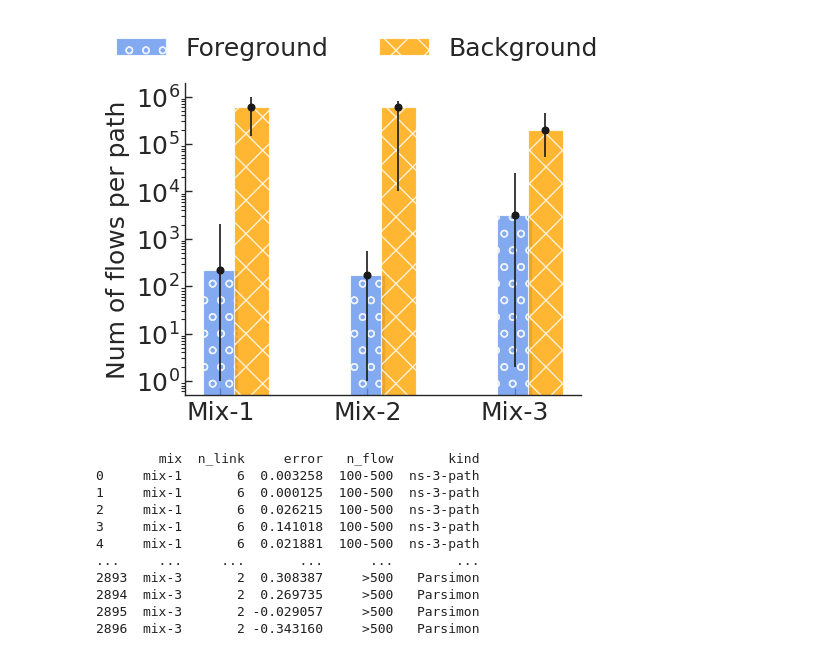
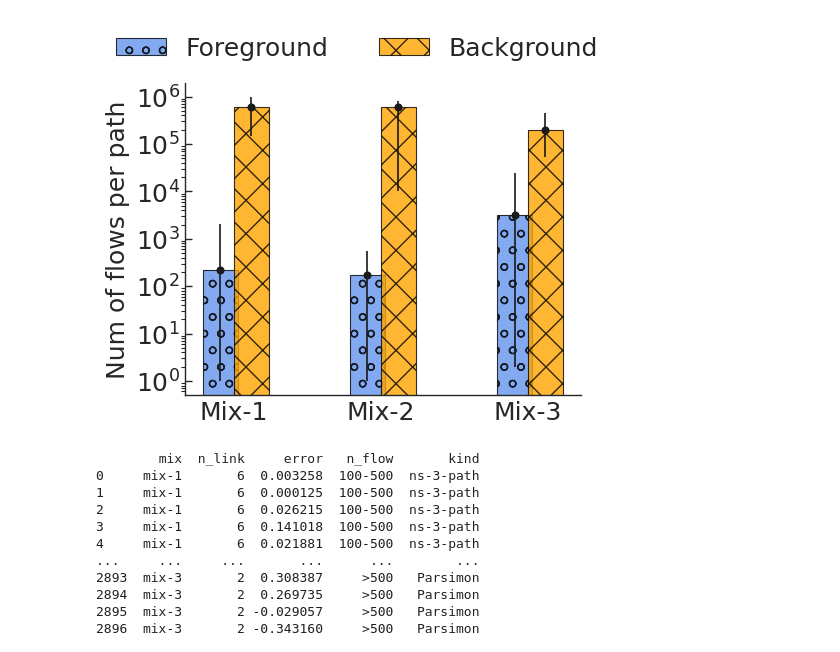
Before and after one commit to uw-polestar/parsimon-eval, a Jupyter notebook: expts/fig_8/analysis/main_motivation.ipynb, the cells around one changed output. Drawn from its saved outputs; the diff is of its cells as text; code cells hidden in the pictures.

```diff
--- a/expts/fig_8/analysis/main_motivation.ipynb
+++ b/expts/fig_8/analysis/main_motivation.ipynb
@@ -17,13 +17,13 @@ _fontsize=15
 # path performance
 NR_PATHS_SAMPLED=500
 N=10000
-N_FLOW_THRESHOLD_LIST=[20,20,20]
+N_FLOW_THRESHOLD_LIST=[10,10,50]
 # mlsys_dir_list=["mlsys_bt100"]
 mlsys_dir_list=["ns3-path-all"]
 legend_list=['ns-3',"ns-3-path",'Parsimon']
 mix_file = '../spec/motivation.mix.json'
 for mlsys_dir_idx,mlsys_dir in enumerate(mlsys_dir_list):
-    save_file=f'./main_{mlsys_dir}_{NR_PATHS_SAMPLED}_{N}_{N_FLOW_THRESHOLD_LIST[0]}_test.npz'
+    save_file=f'./main_{mlsys_dir}_{NR_PATHS_SAMPLED}_{N}_{N_FLOW_THRESHOLD_LIST[0]}.npz'
     # legend_list.append(mlsys_dir)
 
     if not os.path.exists(save_file):
@@ -34,7 +34,6 @@ for mlsys_dir_idx,mlsys_dir in enumerate(mlsys_dir_list):
         p99_sldn=defaultdict(list)
         with open(mix_file) as f:
             mixes = json.load(f)
-        mixes=[mixes[1]]
         for mix_idx,mix in enumerate(mixes):
             mix_id = mix['id']
             mix_dir = f'../data/{mix_id}'
@@ -91,7 +90,7 @@ for mlsys_dir_idx,mlsys_dir in enumerate(mlsys_dir_list):
             assert np.sum(n_freq_per_path_dict[mix_id])==NR_PATHS_SAMPLED
             p99_sldn_ns3_path_network=np.percentile(sldn_ns3_path_list,99)
             p99_sldn[mix_id]=[p99_sldn_ns3_network,p99_sldn_ns3_path_network,p99_sldn_pmn_network,]
-        # np.savez(save_file, p99_sldn_path=p99_sldn_path,n_flows_per_path_dict=n_flows_per_path_dict,n_freq_per_path_dict=n_freq_per_path_dict,p99_sldn=p99_sldn,n_link_per_path_dict=n_link_per_path_dict)
+        np.savez(save_file, p99_sldn_path=p99_sldn_path,n_flows_per_path_dict=n_flows_per_path_dict,n_freq_per_path_dict=n_freq_per_path_dict,p99_sldn=p99_sldn,n_link_per_path_dict=n_link_per_path_dict)
     else:
         data=np.load(save_file, allow_pickle=True)
         p99_sldn_path=data['p99_sldn_path'].item()
@@ -241,6 +240,7 @@ def plot_bar(
             tmp_data,
             color=color_list[i],
             hatch=hatch_list[i],
+            edgecolor="black",
             width=width,
             alpha=0.8,
         )
@@ -291,39 +291,39 @@ def plot_bar(
     plt.tight_layout(pad=0.5, w_pad=0.01, h_pad=0.01)
     plt.yticks(fontsize=_fontsize)
     plt.xticks(
-        np.arange(0.1, 0.9, 1 / (len(datas[-1]))),
+        np.arange(0.13, 0.9, 1 / (len(datas[-1]))),
         xticklabel,
         fontsize=_fontsize,
         rotation=0,
     )
     if name:
         plt.savefig(name, bbox_inches="tight", pad_inches=0)
 plot_bar(
         np.array([np.mean(x,axis=1) for x in plot_data_n_flow_per_mix]).transpose(),
         np.array([np.min(x,axis=1) for x in plot_data_n_flow_per_mix]).transpose(),
         np.array([np.max(x,axis=1) for x in plot_data_n_flow_per_mix]).transpose(),
         None,
         linelabels=["Foreground", "Background"],
         label="",
         xticklabel=["Mix-1", "Mix-2", "Mix-3"],
         y_label="Num of flows per path",
         name='figs/motivation_n_flows.pdf',
         log_switch=True,
         legend_font=18,
         fontsize=18,
         # ylim_bottom=0,
         # ylim=10000,
         # xlim=1,
         # xlim_bottom=0,
         text_x=0.05,
         text_y=10,
         ncol=2,
         text_font=15,
         text_rotation=0,
         loc=4,
     )
 # %% [output]
-[figure, old version]
+[figure, new version]
 # %%
 def violins(df):
     xs_labels_orders_rot = [
```
Also changed, not shown: parts of 2 cells of this notebook, 6 other files.
